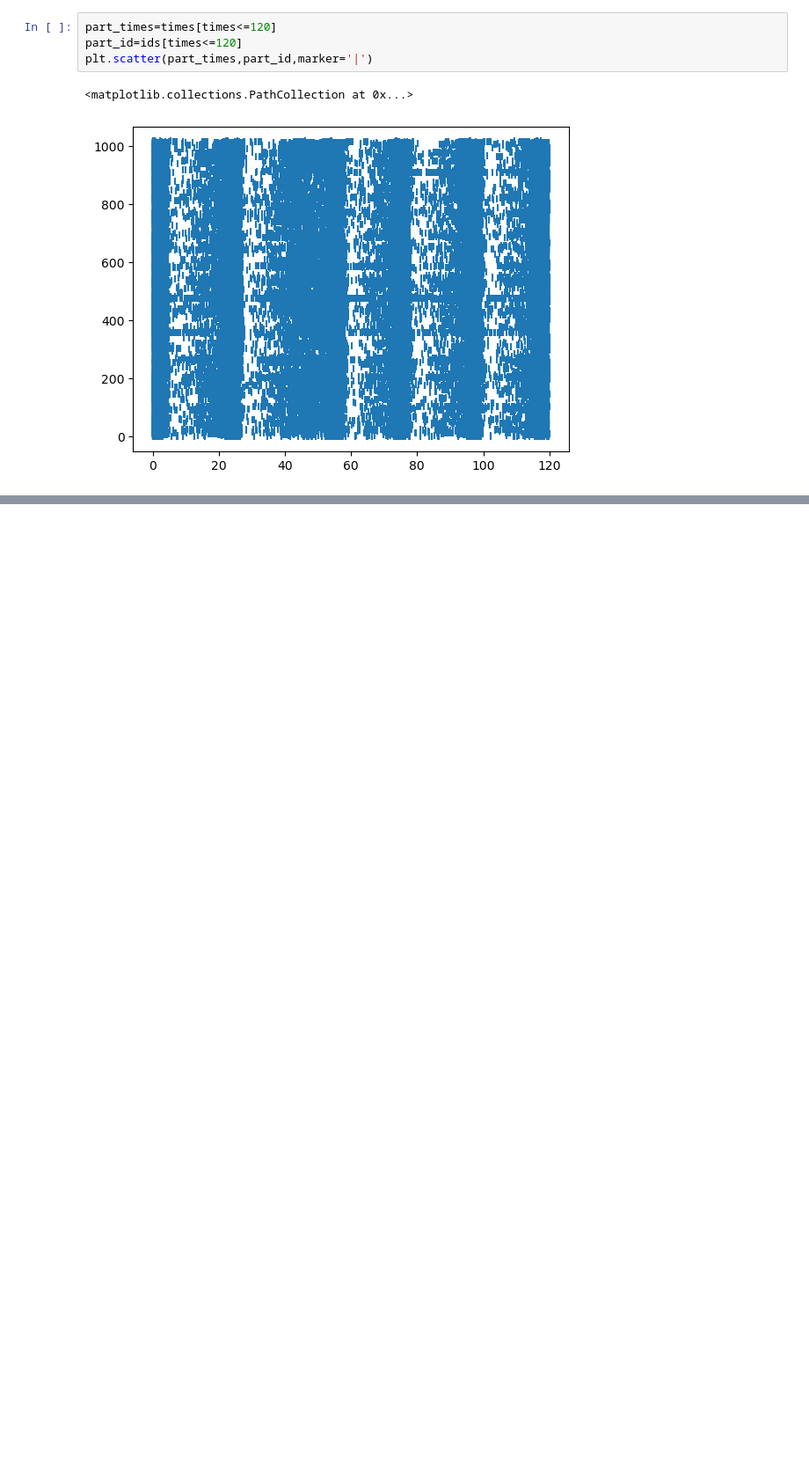
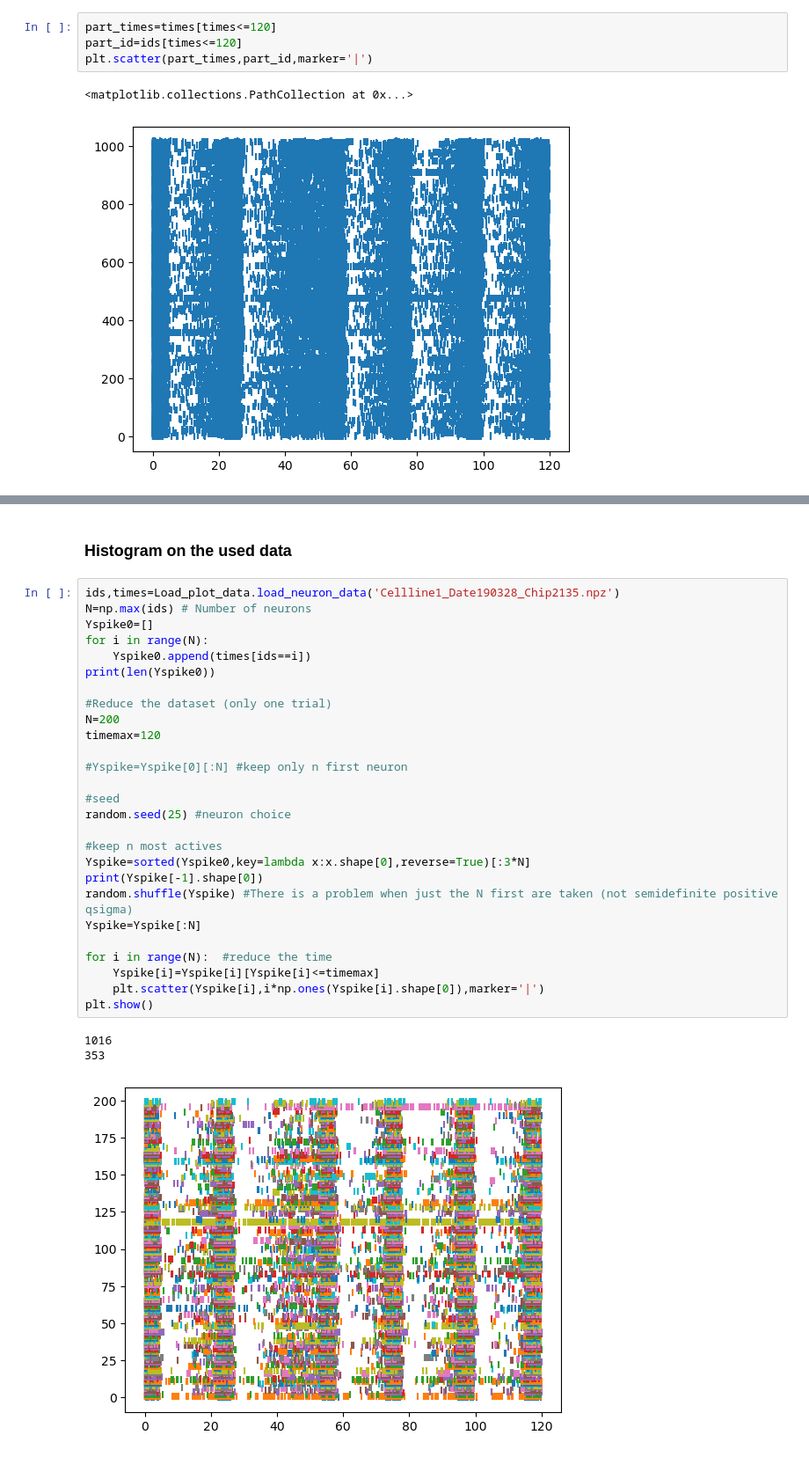
Before and after one commit to osflo/gp-sde, a Jupyter notebook: Data/Load_data.ipynb, the cells around one changed output, grey strips where cells are left out. Shown at 88% size. Drawn from its saved outputs; the diff is of its cells as text; blank space fills up the shorter version.

```diff
--- a/Data/Load_data.ipynb
+++ b/Data/Load_data.ipynb
@@ -41,3 +43,36 @@ ids,times=Load_plot_data.load_neuron_data('Cellline1_Date190328_Chip2135.npz')
 Load_plot_data.roster_plot(ids,times,130,'.')
 # %% [output]
 [figure]
+# %% [markdown]
+### Histogram on the used data
+# %%
+ids,times=Load_plot_data.load_neuron_data('Cellline1_Date190328_Chip2135.npz')
+N=np.max(ids) # Number of neurons
+Yspike0=[]
+for i in range(N):
+    Yspike0.append(times[ids==i])
+print(len(Yspike0))
+
+#Reduce the dataset (only one trial)
+N=200
+timemax=120
+
+#Yspike=Yspike[0][:N] #keep only n first neuron
+
+#seed
+random.seed(25) #neuron choice
+
+#keep n most actives
+Yspike=sorted(Yspike0,key=lambda x:x.shape[0],reverse=True)[:3*N]
+print(Yspike[-1].shape[0])
+random.shuffle(Yspike) #There is a problem when just the N first are taken (not semidefinite positive qsigma)
+Yspike=Yspike[:N]
+
+for i in range(N):  #reduce the time
+    Yspike[i]=Yspike[i][Yspike[i]<=timemax]
+    plt.scatter(Yspike[i],i*np.ones(Yspike[i].shape[0]),marker='|')
+plt.show()
+# %% [output]
+1016
+353
+[figure, added]
```
Also changed, not shown: parts of 8 cells of this notebook, 1 other file.
